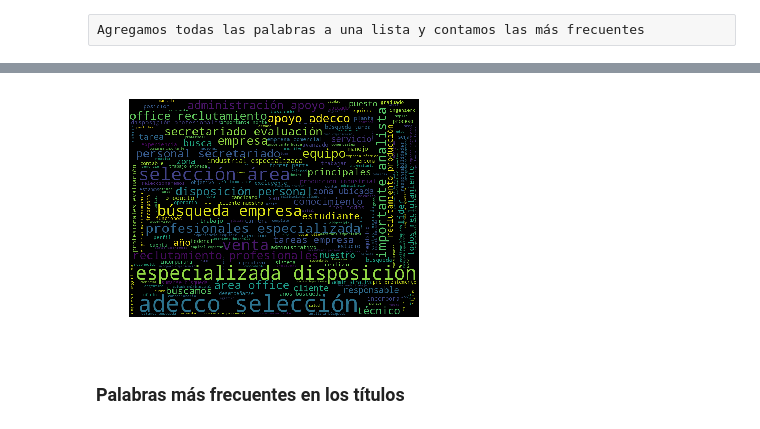
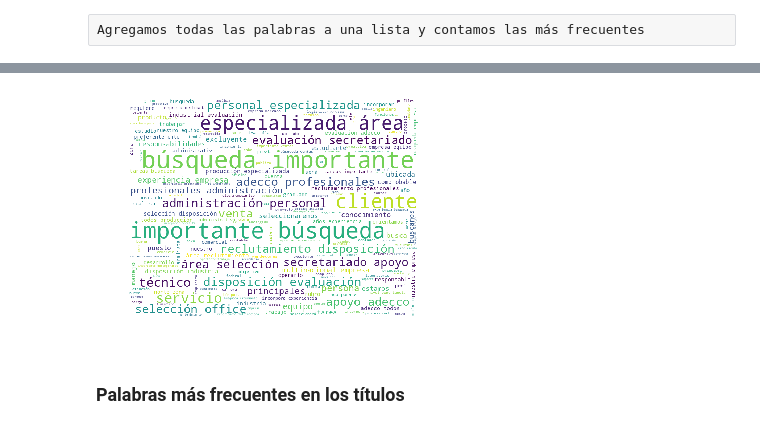
Before and after one commit to tbotalla/Datos1Q2018, a Jupyter notebook: parte1/AnalisisDetalleAvisos.ipynb, the cells around one changed output, grey strips where cells are left out. Cells and saved outputs as stored; diff of their text form; code cells hidden in the pictures.

```diff
--- a/parte1/AnalisisDetalleAvisos.ipynb
+++ b/parte1/AnalisisDetalleAvisos.ipynb
@@ -447,15 +447,17 @@ avisos_detalle.head(1)
 # %%
 text = ''
 for word in lista_palabras_frecuentes_descripcion_small:
     text += ' ' + word
 wordcloud = WordCloud(relative_scaling = 1,
-                      stopwords = stopwords, width=800, height=600
+                      stopwords = stopwords, width=800, height=600,
+                      background_color="white"
                       ).generate(text)
+wordcloud.to_file('./wc1.png')
 plt.imshow(wordcloud)
 plt.axis("off")
 plt.show()
 # %% [output]
-[figure, old version]
+[figure, new version]
 # %% [markdown]
 ### **Palabras más frecuentes en los títulos**
 # %% [raw]
```
Also changed, not shown: parts of 9 cells of this notebook, 5 other files.
